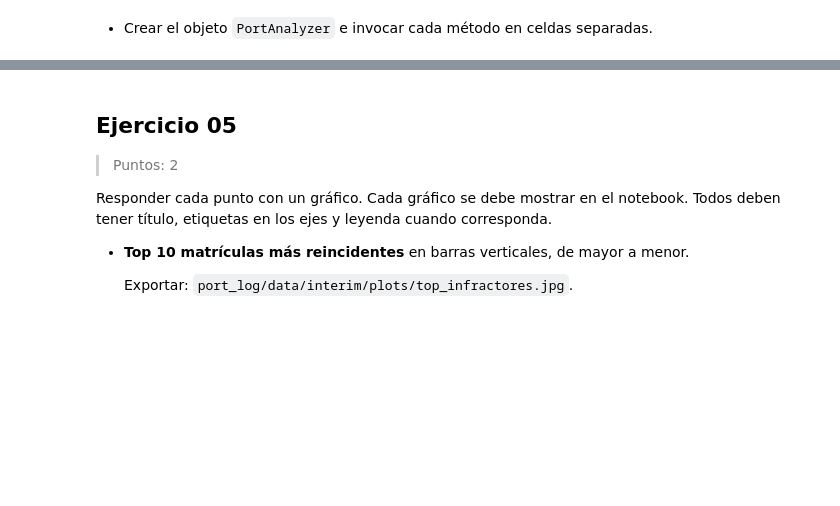
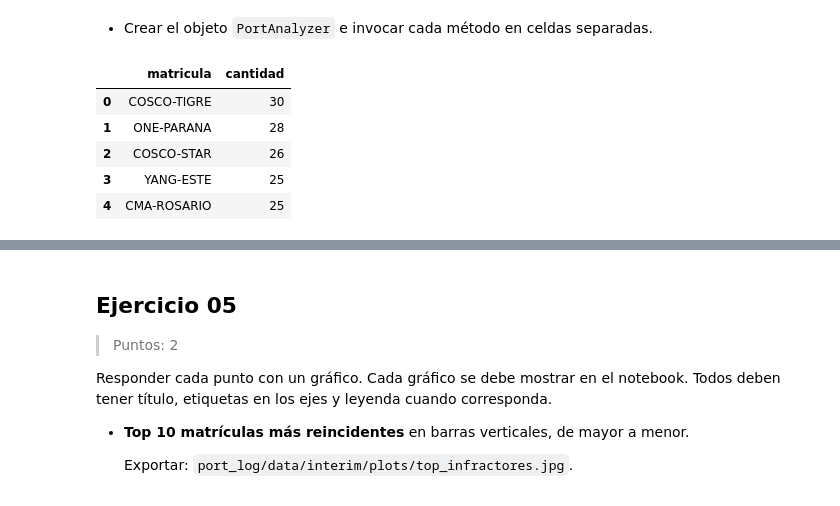
Before and after one commit to HectorOviedoM/Port_Log-Grupo_16, a Jupyter notebook: 01_Port_Log_Grupo_16.ipynb, the cells around one changed output, grey strips where cells are left out. Cells and saved outputs as stored; diff of their text form; code cells hidden in the pictures; blank space fills up the shorter version.

Commit message:
Día 04:   - Agrego clase PortAnalyzer con los primeros métodos. Faltan un par más.

````diff
--- a/01_Port_Log_Grupo_16.ipynb
+++ b/01_Port_Log_Grupo_16.ipynb
@@ -683,10 +688,10 @@ velocidad_ingreso: 42 outliers eliminados
 - Crear columna `exceso_velocidad_real`: diferencia entre `velocidad_ingreso` y `velocidad_maxima_muelle`. Mostrar los datos de las 10 primeras matrículas con su valor.
 # %%
 # Exceso real: diferencia entre la velocidad registrada y el límite del muelle.
-df_raw["exceso_velocidad_real"] = (
-    df_raw["velocidad_ingreso"] - df_raw["velocidad_maxima_muelle"]
+df_clean["exceso_velocidad_real"] = (
+    df_clean["velocidad_ingreso"] - df_clean["velocidad_maxima_muelle"]
 )
-print(df_raw[["matricula", "exceso_velocidad_real"]].head(10))
+print(df_clean[["matricula", "exceso_velocidad_real"]].head(10))
 # %% [output]
       matricula  exceso_velocidad_real
 0    MSC-GENOVA                   -3.7
@@ -706,11 +711,11 @@ print(df_raw[["matricula", "exceso_velocidad_real"]].head(10))
   Mostrar los datos de las 10 primeras matrículas con su valor.
 # %%
 # Se considera una tolerancia del 5% sobre la velocidad máxima permitida.
-limite_con_tolerancia = df_raw["velocidad_maxima_muelle"] * 1.05
-df_raw["exceso_velocidad"] = (
-    df_raw["velocidad_ingreso"] - limite_con_tolerancia
+limite_con_tolerancia = df_clean["velocidad_maxima_muelle"] * 1.05
+df_clean["exceso_velocidad"] = (
+    df_clean["velocidad_ingreso"] - limite_con_tolerancia
 )
-print(df_raw[["matricula", "exceso_velocidad"]].head(10))
+print(df_clean[["matricula", "exceso_velocidad"]].head(10))
 # %% [output]
       matricula  exceso_velocidad
 0    MSC-GENOVA             -4.20
@@ -732,9 +737,9 @@ Se eliminaron X filas sin infracción.
 ```
 # %%
 # Solo se conservan los movimientos que superan el límite con tolerancia.
-filas_antes = len(df_raw)
-df_raw = df_raw[df_raw["exceso_velocidad"] > 0].copy()
-print(f"Se eliminaron {filas_antes - len(df_raw)} filas sin infracción.")
+filas_antes = len(df_clean)
+df_clean = df_clean[df_clean["exceso_velocidad"] > 0].copy()
+print(f"Se eliminaron {filas_antes - len(df_clean)} filas sin infracción.")
 # %% [output]
 Se eliminaron 740 filas sin infracción.
 # %% [markdown]
@@ -789,2 +857,14 @@ Definir una clase `PortAnalyzer` que:
 # %% [markdown]
 - Crear el objeto `PortAnalyzer` e invocar cada método en celdas separadas.
+# %%
+analyzer = PortAnalyzer(df_clean)
+# %%
+#@ Top n infractores:
+analyzer.top_infractores(5)
+# %% [output]
+|  | matricula | cantidad |
+| 0 | COSCO-TIGRE | 30 |
+| 1 | ONE-PARANA | 28 |
+| 2 | COSCO-STAR | 26 |
+| 3 | YANG-ESTE | 25 |
+| 4 | CMA-ROSARIO | 25 |
````
Also changed, not shown: parts of 21 cells of this notebook, 1 other file.
